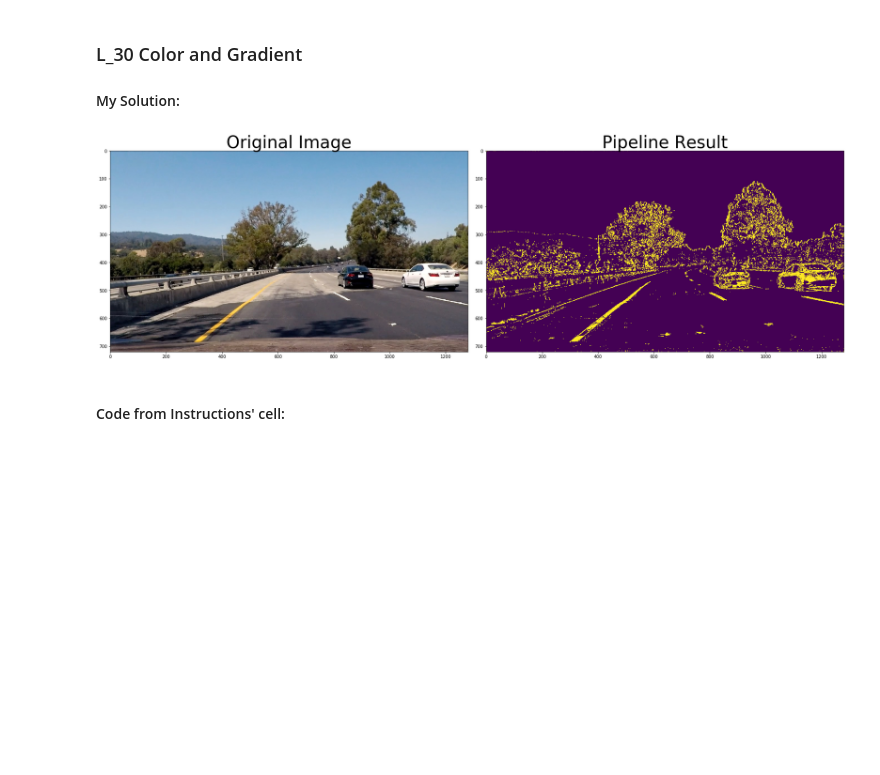
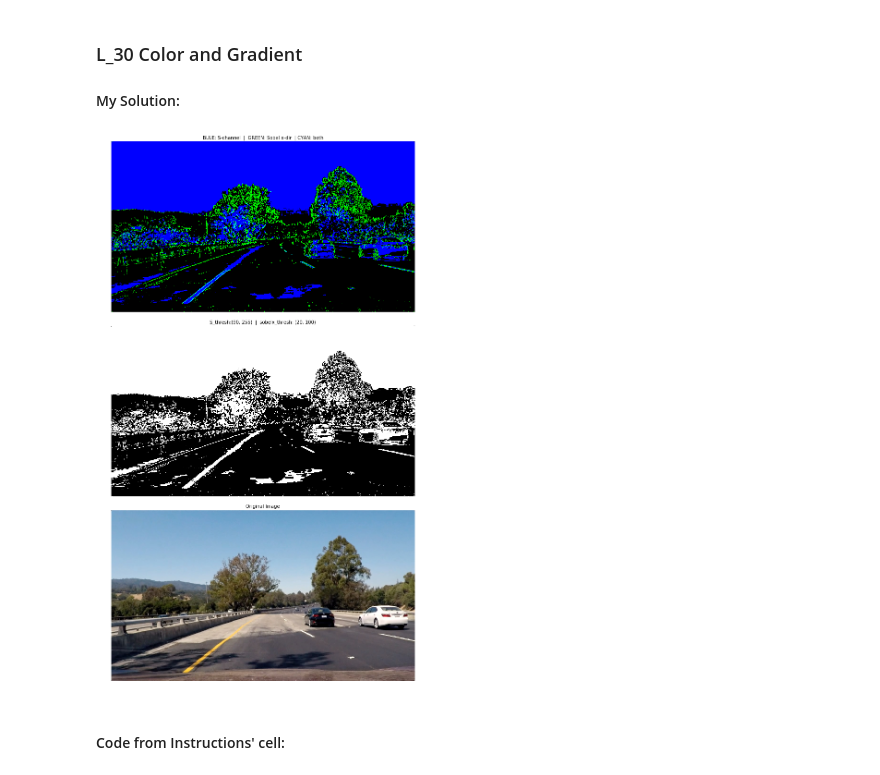
Before and after one commit to SherylHohman/CarND-Advanced-Lane_Lines-Exercises, a Jupyter notebook: L_30_color_and_gradient.ipynb, the cells around one changed output. Saved outputs shown, nothing was run; the diff lists cells and outputs as text; code cells hidden in the pictures; blank space fills up the shorter version.

Commit message:
add BW combined binary to: func return, & the plot
plot routine now uses variables to hold its "magic numbers"

```diff
--- a/L_30_color_and_gradient.ipynb
+++ b/L_30_color_and_gradient.ipynb
@@ -61,48 +61,68 @@ def pipeline(img, s_thresh=(170, 255), sx_thresh=(20, 100)):
 
     scaled_sobel = np.uint8(255*abs_sobelx/np.max(abs_sobelx))
 
     # Threshold x gradient
     sxbinary = np.zeros_like(scaled_sobel)
     sxbinary[(scaled_sobel >= sx_thresh[0]) & (scaled_sobel <= sx_thresh[1])] = 1
 
     # Threshold color channel
     s_binary = np.zeros_like(s_channel)
     s_binary[(s_channel >= s_thresh[0]) & (s_channel <= s_thresh[1])] = 1
 
     # Stack each channel
     # Note color_binary[:, :, 0] is all 0s, effectively an all black image.
     # It might be beneficial to replace this channel with something else.
 
     #color_binary = np.dstack(( np.zeros_like(sxbinary), sxbinary, s_binary))
     empty_channel = np.zeros_like(s_binary)
 
     # colorful green and blue stacked image (red channel is black or all zeros)
     color_binary = np.dstack(( empty_channel, sxbinary, s_binary))
 
     # temp: just to see what it looks like
     # BW binary combination of sxbinary and s_binary (not using)
     combined_binary = np.zeros_like(s_binary)
     combined_binary[ (sxbinary == 1) | (s_binary == 1)] = 1
-    return combined_binary
+    #return combined_binary
 
-#     return color_binary
+    return color_binary, combined_binary
+
+## SET THRESHOLD VALUES HERE
+s_thresh  = (90, 255)  # These were good values from L_29
+sx_thresh = (20, 100)
+
+color_result, BW_result = pipeline(image, s_thresh)
+
+# Plot the result
+
+# how many images across and how many image rows
+nrows = 3  #1
+ncols = 1  #2
+# figsize must be recalculated when change nrows and ncols
+figsize = (12, 18) #1x2: (24,9)
+# fonstsize is dependant on size of subplot
+fontsize = 10 #40
+
+# f, ((ax1, ax2), (ax3, ax4)) = plt.subplots(2, 2, figsize=(24, 9))
+f, (ax1, ax2, ax3) = plt.subplots(nrows, ncols, figsize=figsize)
+f.tight_layout()
+
+ax1.imshow(color_result)
+ax1.set_title('BLUE: S-channel  |  GREEN: Sobel x-dir  | CYAN: both', fontsize=fontsize)
+ax1.axis('off')
+
+ax2.imshow(BW_result, cmap='gray')
+ax2.set_title('S_thresh:'+str(s_thresh)+'  |  sobelx_thresh: '+str(sx_thresh), fontsize=fontsize)
+ax2.axis('off')
+
+ax3.imshow(image)
+ax3.set_title('Original Image', fontsize=fontsize)
+ax3.axis('off')
 
 
-
-result = pipeline(image)
-
-# Plot the result
-f, (ax1, ax2) = plt.subplots(1, 2, figsize=(24, 9))
-f.tight_layout()
-
-ax1.imshow(image)
-ax1.set_title('Original Image', fontsize=40)
-
-ax2.imshow(result)
-ax2.set_title('Pipeline Result', fontsize=40)
 plt.subplots_adjust(left=0., right=1, top=0.9, bottom=0.)
 # %% [output]
-[figure, old version]
+[figure, new version]
 # %% [markdown]
 #### Code from Instructions' cell:
 # %% [raw]
```
Also changed, not shown: 2 other files.
